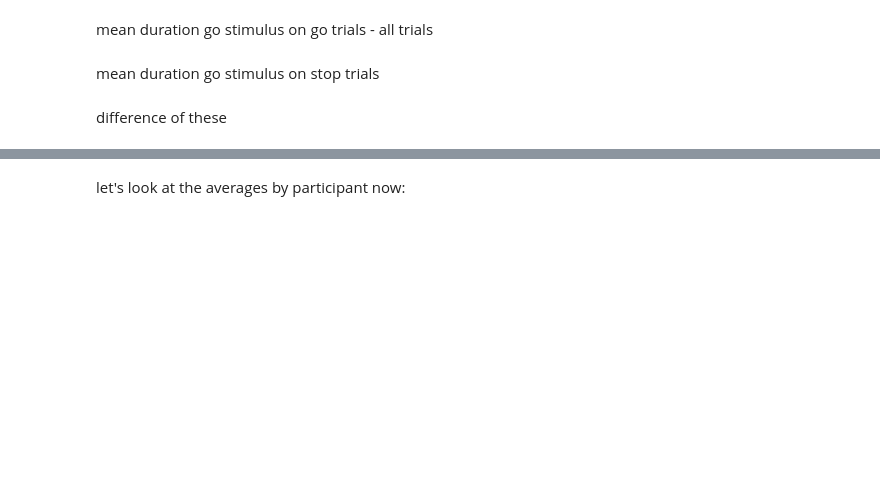
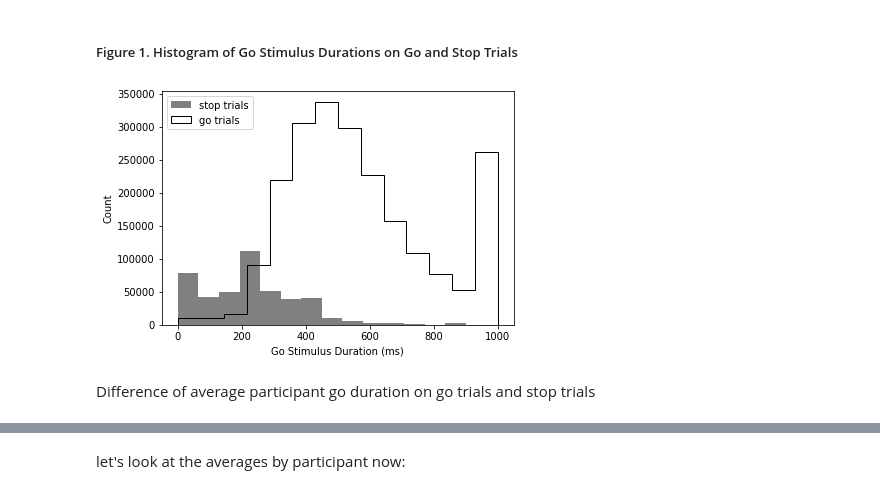
Before and after one commit to mckenziephagen/ABCD_Stop_Signal, a Jupyter notebook: scripts/SST_manuscript/SST_problems.ipynb, the cells around one changed output, grey strips where cells are left out. Drawn from its saved outputs; the diff is of its cells as text; code cells hidden in the pictures; blank space fills up the shorter version.

```diff
--- a/scripts/SST_manuscript/SST_problems.ipynb
+++ b/scripts/SST_manuscript/SST_problems.ipynb
@@ -22,5 +23,8 @@ random.seed(1)
 # %%
-drop_cols = ['Unnamed: 0', 'Allowed', 'Subject', 'StudioVersion', 'leftarrow', 'rightarrow', 'triggercode',
-            'Clock.Information', 'DataFile.Basename', 'Display.RefreshRate', 'ExperimentName',
-            'Procedure[Block]', 'Procedure[Trial]', 'RandomSeed', 'Running[Block]', 'Running[SubTrial]',
-            'Running[Trial]', 'RuntimeCapabilities', 'RuntimeVersion', 'RuntimeVersionExpected']
+#columns that aren't needed
+drop_cols = ['Unnamed: 0', 'Allowed', 'Subject', 'StudioVersion',
+             'leftarrow', 'rightarrow', 'triggercode', 'Clock.Information',
+             'DataFile.Basename', 'Display.RefreshRate', 'Procedure[Block]',
+             'Procedure[Trial]', 'RandomSeed', 'Running[Block]',
+             'Running[SubTrial]', 'Running[Trial]', 'RuntimeCapabilities',
+             'RuntimeVersion', 'RuntimeVersionExpected']
@@ -33,3 +33,4 @@ pd.set_option('display.max_colwidth', 199)  # or 199
 # %%
-SST_concat = pd.read_csv('SST_cleaned_7231_all_rows_all_columns.csv').drop(drop_cols, axis =1)
+SST_concat = pd.read_csv('SST_cleaned_7231.csv').drop(drop_cols,
+                                                      axis =1)
 # %% [markdown]
@@ -57,2 +94,19 @@ len(SST_concat.loc[SST_concat['TrialCode'] == 'IncorrectStop'])
+# %% [markdown]
+##### Figure 1. Histogram of Go Stimulus Durations on Go and Stop Trials
+# %%
+plt.hist(SST_concat['go_stim_duration'].loc[SST_concat['trial_type'] == 'StopTrial'].dropna(),
+         bins = 14, label = "stop trials", color = 'grey')
+plt.xlabel('Go Stimulus Duration (ms)')
+plt.ylabel('Count')
+
+plt.hist(SST_concat['go_stim_duration'].loc[SST_concat['trial_type'] == 'GoTrial'].dropna(),
+         bins = 14, histtype='step',
+         label = "go trials", color = 'black')
+plt.legend(loc='upper left')
+plt.tight_layout()
+plt.savefig('go_stim_duration.png')
+plt.show()
+# %% [output]
+[figure, added]
 # %% [markdown]
-mean duration go stimulus on go trials - all trials
+Difference of average participant go duration on go trials and stop trials
@@ -63,2 +112,0 @@ statistics.stdev(SST_concat['go_stim_duration'].loc[SST_concat['trial_type'] ==
-# %% [markdown]
-mean duration go stimulus on stop trials
@@ -69,2 +112,0 @@ statistics.stdev(SST_concat['go_stim_duration'].loc[SST_concat['trial_type'] ==
-# %% [markdown]
-difference of these
```
Also changed, not shown: parts of 115 cells of this notebook.
